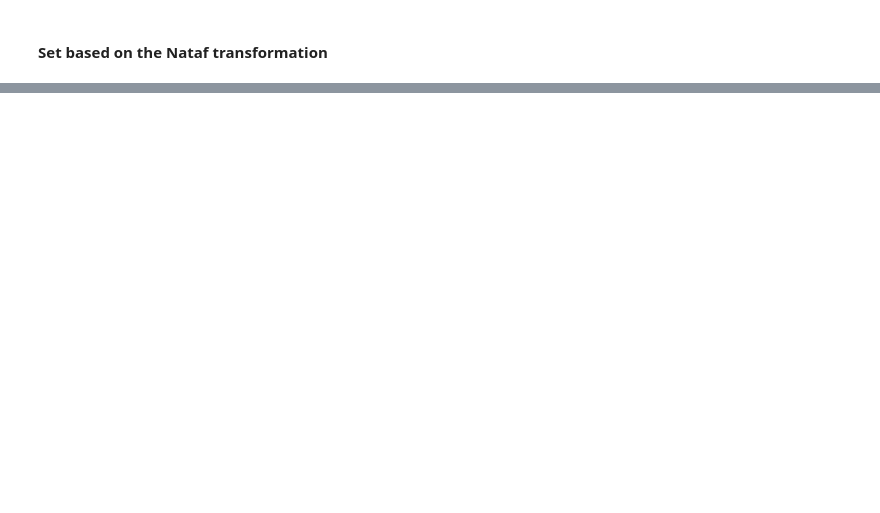
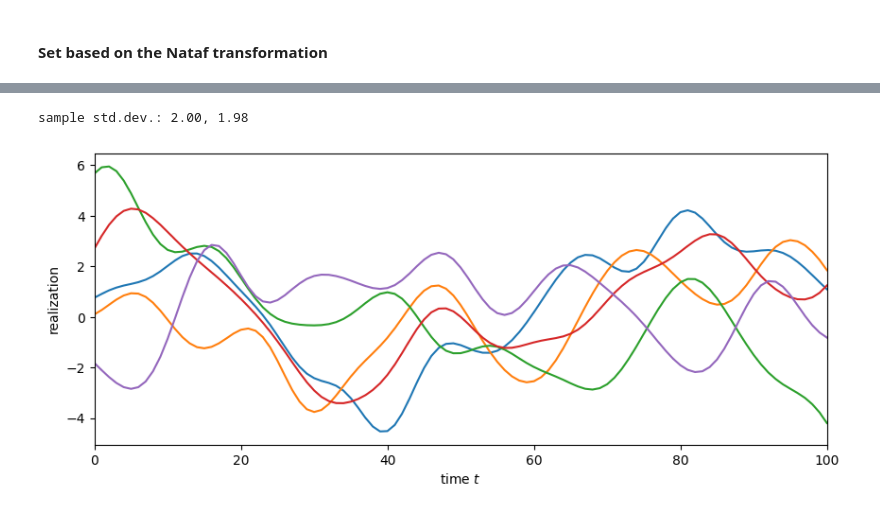
Before and after one commit to fesslix/fesslix-docu, a Jupyter notebook: docs/basics_rv_sets.ipynb, the cells around one changed output, grey strips where cells are left out. Cells and saved outputs as stored; diff of their text form; code cells hidden in the pictures; blank space fills up the shorter version.

```diff
--- a/docs/basics_rv_sets.ipynb
+++ b/docs/basics_rv_sets.ipynb
@@ -339,0 +588,38 @@ print(corr_mtx)
+# %%
+## ------------------------------------------
+## estimate standard deviation
+## ------------------------------------------
+sampler_psd_1 = flx.sampler(['psd_1'])
+sampler_psd_2 = flx.sampler(['psd_2'])
+N = 2000   ## number of samples to generate
+smpl_vec_1 = np.empty(N)
+smpl_vec_2 = np.empty(N)
+for i in range(N):
+    sampler_psd_1.sample()
+    sampler_psd_2.sample()
+    smpl_vec_1[i] = rv_set_psd_1.eval_rp_psd([0.])[0]
+    smpl_vec_2[i] = rv_set_psd_2.eval_rp_psd([0.])[0]
+
+print( f"sample std.dev.: {np.std(smpl_vec_1):.2f}, {np.std(smpl_vec_2):.2f}" )
+# %% [output]
+sample std.dev.: 2.00, 1.98
+# %%
+## ------------------------------------------
+## Generate and plot the random samples
+## ------------------------------------------
+N = 5   ## number of samples to generate
+t_max = 100.
+fig, ax = plt.subplots(figsize=(10, 4))
+t_vec_1 = np.arange(101)*(t_max/100)
+for i in range(N):
+    sampler_psd_1.sample()
+    sampler_psd_2.sample()
+    rp_smpl_1 = rv_set_psd_1.eval_rp_psd(t_vec_1)
+    rp_smpl_2 = rv_set_psd_2.eval_rp_psd(t_vec_1)
+    ax.plot( t_vec_1, rp_smpl_2 )
+ax.set_xlim([0., t_max])
+plt.xlabel(r"time $t$")
+plt.ylabel(r"realization")
+plt.show()
+# %% [output]
+[figure, added]
```
Also changed, not shown: parts of 37 cells of this notebook, 31 other files.
